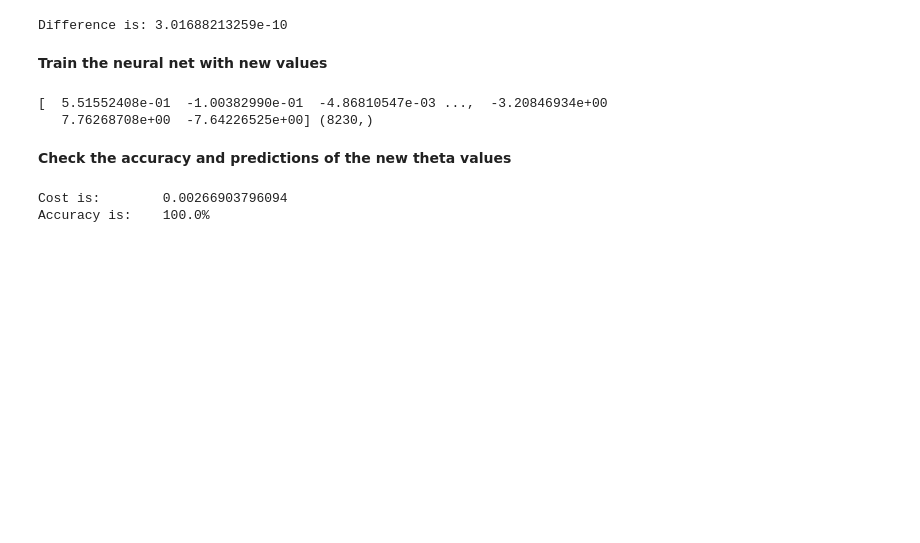
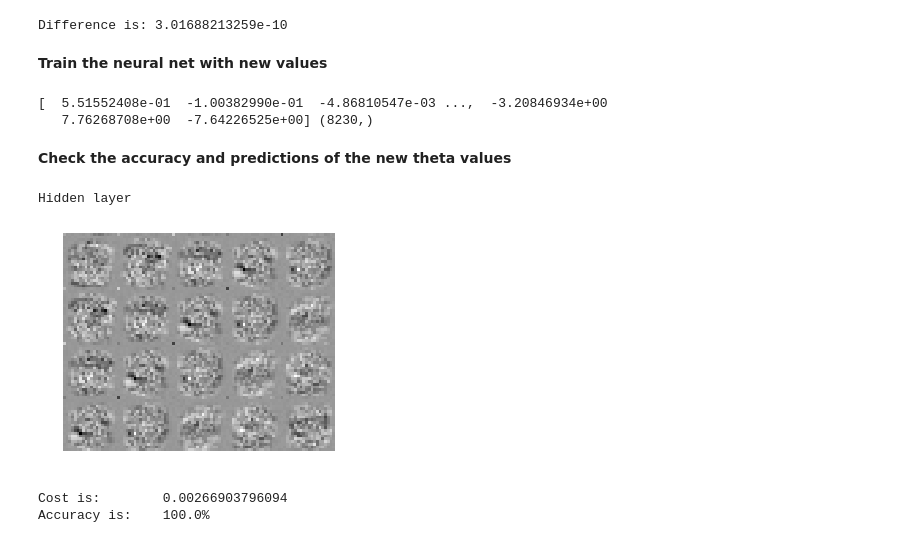
Before and after one commit to imtoobose/mlclass, a Jupyter notebook: Exercise 4 - Neural Networks Learning.ipynb, the cells around one changed output. Saved outputs shown, nothing was run; the diff lists cells and outputs as text; code cells hidden in the pictures; blank space fills up the shorter version.

Commit message:
add hidden layer visualization

```diff
--- a/Exercise 4 - Neural Networks Learning.ipynb
+++ b/Exercise 4 - Neural Networks Learning.ipynb
@@ -269,20 +269,33 @@ print new_params.x, new_params.x.shape
 # %%
 input_layer_size = 400
 hidden_layer_size = 20
 num_labels = 10
 n_params = new_params.x
 
 cost, grad = nnCostFunction(n_params, input_layer_size, hidden_layer_size, num_labels, X, y, 0)
 nTheta1    = n_params[0: hidden_layer_size * (input_layer_size + 1)].reshape(
                  ((hidden_layer_size, (input_layer_size + 1))))
 nTheta2    = n_params[((hidden_layer_size * (input_layer_size + 1))):].reshape(
                  (num_labels, (hidden_layer_size + 1)) )
 
+rows = hidden_layer_size//5
+disp = []
+for i in range(rows):
+    disp.append(nTheta1[i:i+5, :-1].reshape(-1, 20).T)
+
+print 'Hidden layer'
+disp = np.array(disp)
+plt.imshow(disp.ravel().reshape(-1, 100), cmap='gray')
+plt.axis('off')
+plt.show()
+
 model = create_nn_model(nTheta1, nTheta2, X)
 acc   = model[model == y.ravel()].shape[0]/float(model.shape[0])
 
 print 'Cost is:\t', cost
 print 'Accuracy is:\t' + str(acc*100) + '%'
 # %% [output]
-Cost is:        0.00266903796094
-Accuracy is:    100.0%
+Hidden layer
+[figure, added]
+Cost is:        0.00266903796094
+Accuracy is:    100.0%
```
